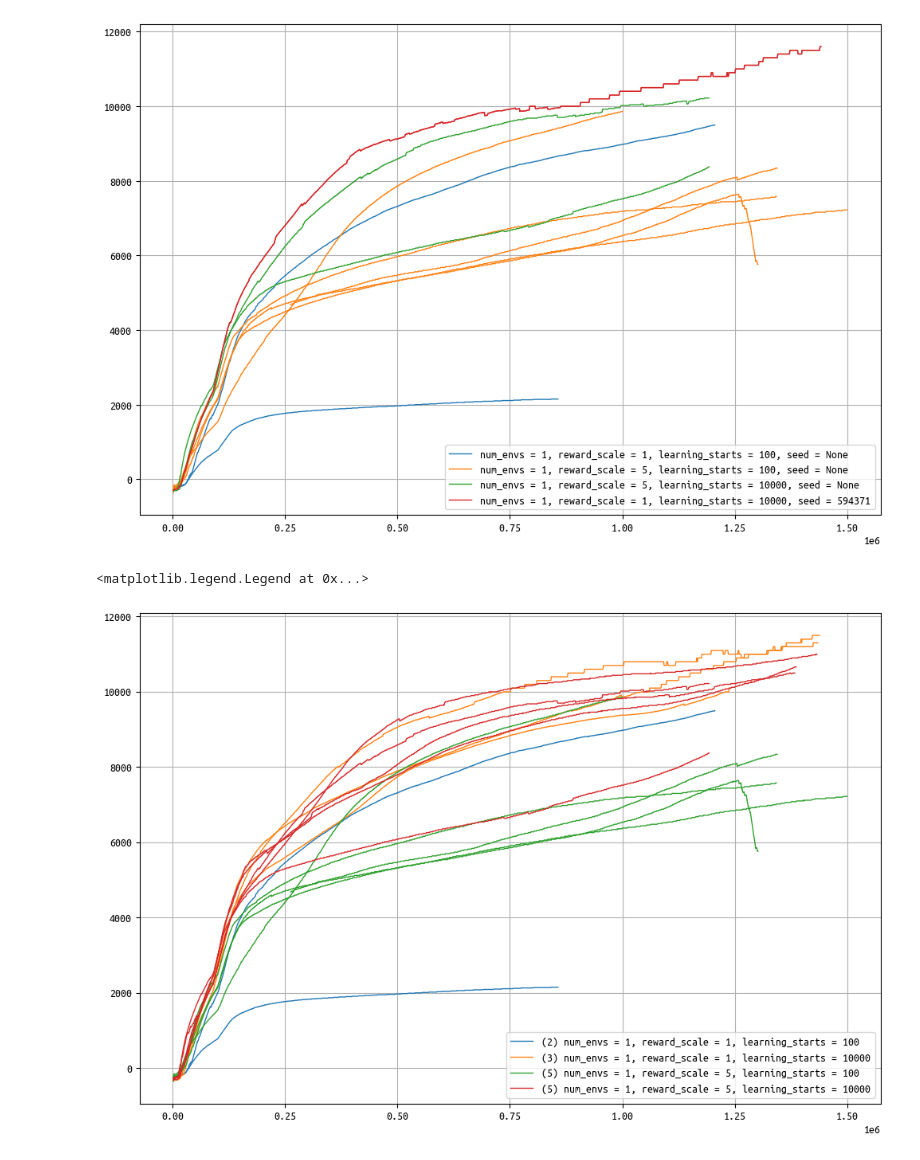
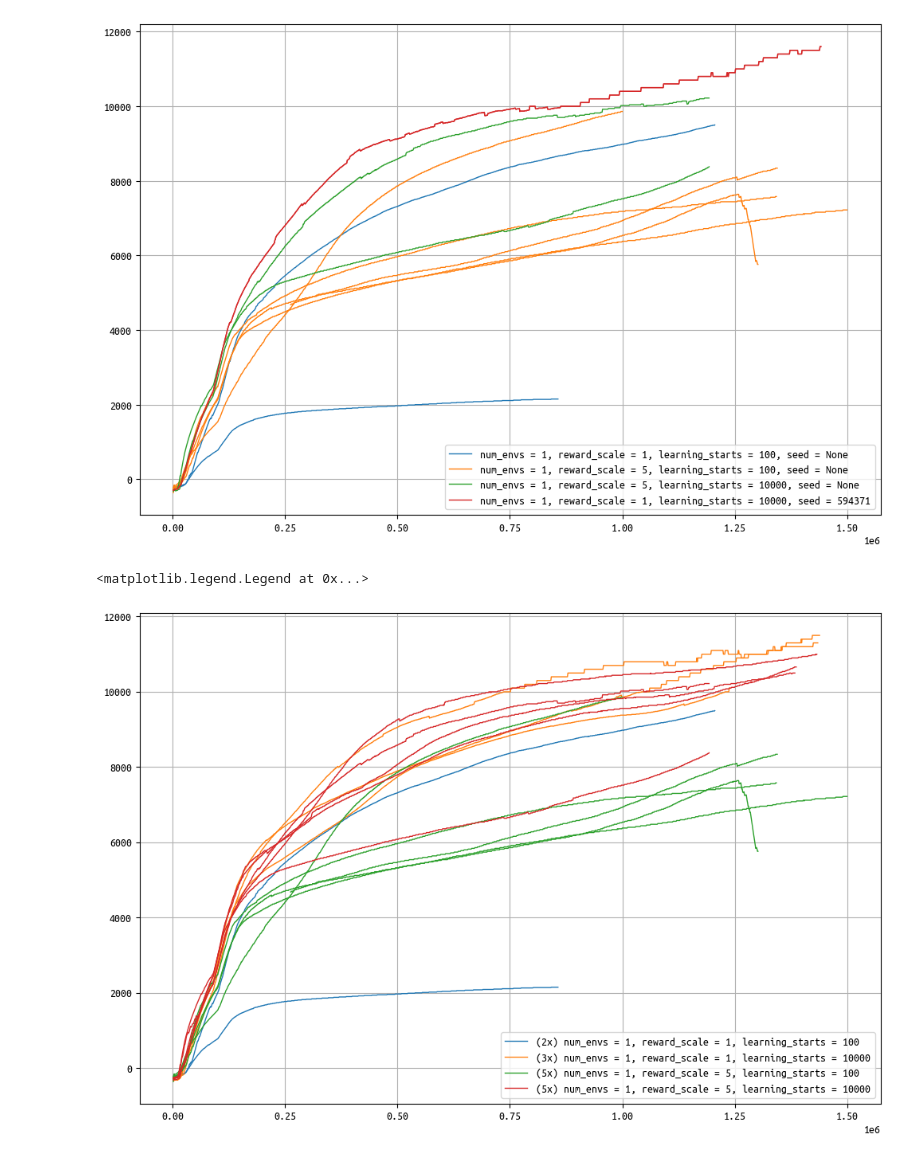
Before and after one commit to brn-dev/pytorch-repository, a Jupyter notebook: notebooks/analysis.ipynb, the cells around one changed output. Drawn from its saved outputs; the diff is of its cells as text; code cells hidden in the pictures.

```diff
--- a/notebooks/analysis.ipynb
+++ b/notebooks/analysis.ipynb
@@ -354,32 +410,32 @@ for data_file in glob.glob('experiment_logs/HalfCheetah-v4/sac_sb3/*.txt'):
 
     if 'envs=16' in data_file or 'seed' in data_file:
         continue
 
     entries_by_label[label].append(entries)
 
 
 for label, entries_list in sorted(entries_by_label.items(), key=lambda le: le[0]):
     plot_kwargs = {
         'linewidth': 0.99
     }
     line2d = ax.plot(
         [entry['n_updates'] if 'n_updates' in entry else 0 for entry in entries_list[0]],
         [entry['ep_rew_mean'] / (5 if 'reward_scale = 5' in label else 1) for entry in entries_list[0]],
-        label=f'({len(entries_list)}) {label}',
+        label=f'({len(entries_list)}x) {label}',
         **plot_kwargs
     )[0]
     for entries in entries_list[1:]:
         ax.plot(
             [entry['n_updates'] if 'n_updates' in entry else 0 for entry in entries],
             [entry['ep_rew_mean'] / (5 if 'reward_scale = 5' in label else 1) for entry in entries],
             color=line2d.get_color(),
             **plot_kwargs
         )
 
 
 ax.set_xticks([_ * 250000 for _ in range(7)])
 ax.grid(True)
 ax.legend(loc='lower right', fancybox=True)
 # %% [output]
 <matplotlib.legend.Legend at 0x...>
-[figure, old version]
+[figure, new version]
```
Also changed, not shown: parts of 4 cells of this notebook, 37 other files.
